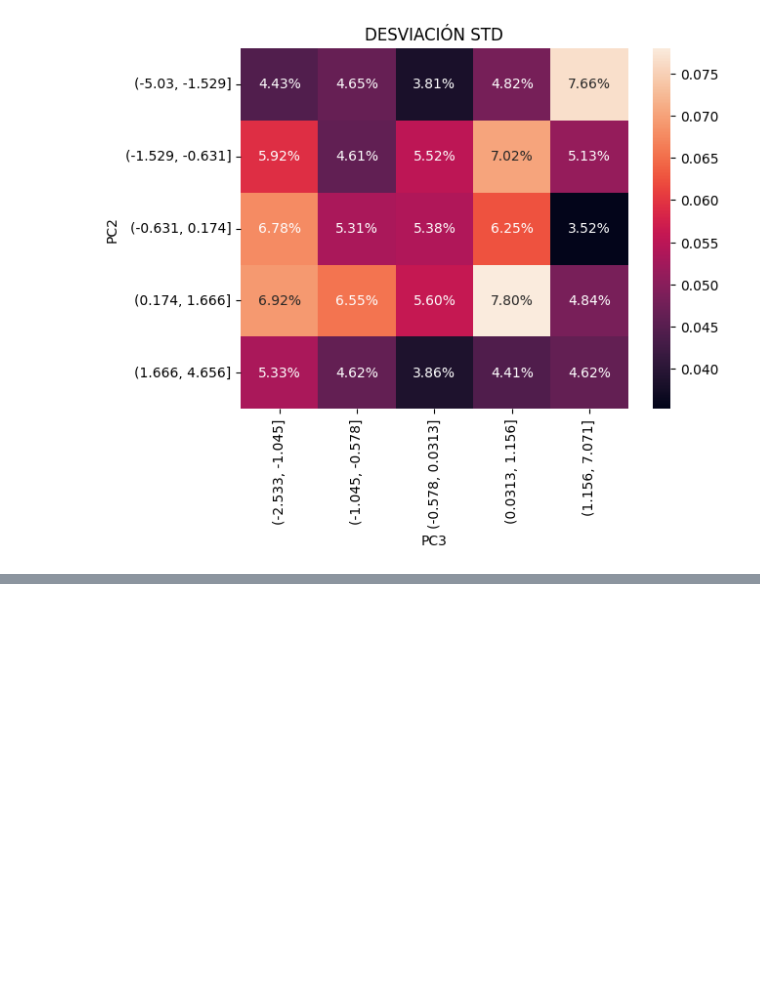
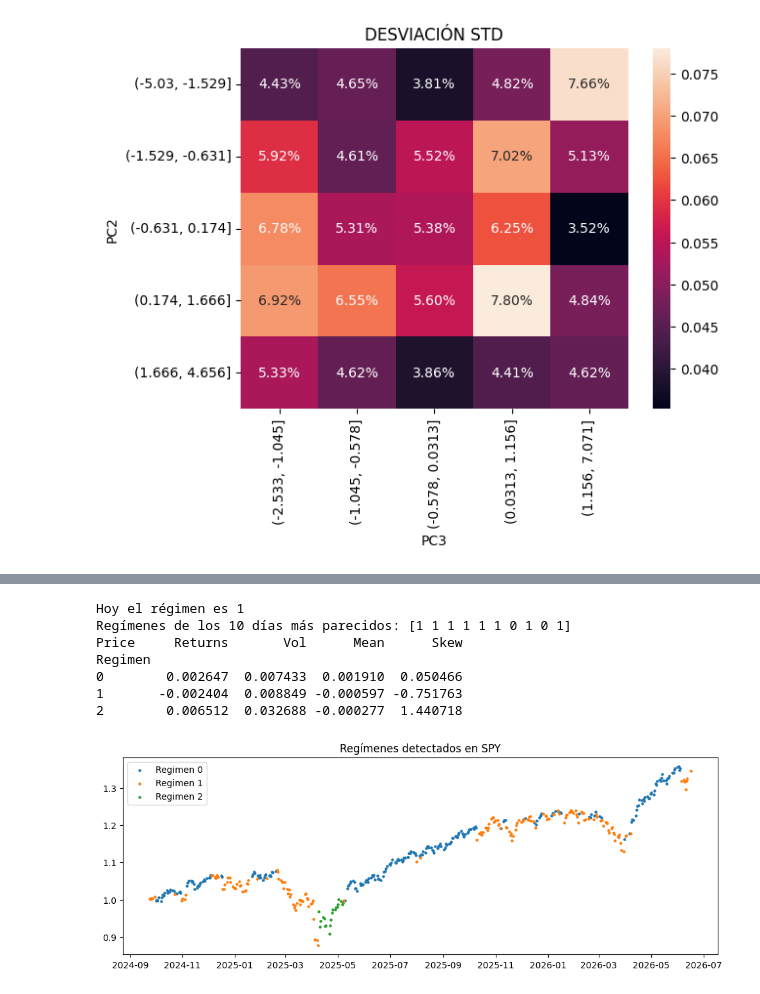
Before and after one commit to Saul-Ochoa/financial-time-series-lab, a Jupyter notebook: 1. Series temporales básicas/PCA.ipynb, the cells around one changed output, grey strips where cells are left out. Drawn from its saved outputs; the diff is of its cells as text; code cells hidden in the pictures; blank space fills up the shorter version.

```diff
--- a/1. Series temporales básicas/PCA.ipynb
+++ b/1. Series temporales básicas/PCA.ipynb
@@ -401,0 +615,59 @@ plt.show()
+# %%
+import pandas as pd
+import numpy as np
+from sklearn.preprocessing import StandardScaler
+from sklearn.cluster import KMeans
+from sklearn.neighbors import NearestNeighbors
+import matplotlib.pyplot as plt
+
+# Asumo df: index=fecha, columna 'Returns'
+df = df.dropna(subset=['Returns']).copy()
+
+# 1. Crea features por día: qué describe el "régimen" de ese día
+window = 20
+df['Vol'] = df['Returns'].rolling(window).std() # Volatilidad
+df['Mean'] = df['Returns'].rolling(window).mean() # Drift
+df['Skew'] = df['Returns'].rolling(window).skew() # Asimetría
+df = df.dropna()
+
+# 2. Matriz X: cada fila = 1 día, columnas = features del régimen
+features = ['Returns', 'Vol', 'Mean', 'Skew']
+X = df[features].values
+X_scaled = StandardScaler().fit_transform(X)
+
+# 3. KMeans para crear los regímenes: ej. 3 grupos
+n_regimenes = 3
+kmeans = KMeans(n_clusters=n_regimenes, n_init=10, random_state=42)
+df['Regimen'] = kmeans.fit_predict(X_scaled)
+
+# 4. Ahora sí usas KNN: para etiquetar días nuevos rápido
+knn = NearestNeighbors(n_neighbors=10)
+knn.fit(X_scaled, df['Regimen'].values) # le pasamos las etiquetas
+
+# Ejemplo: clasifico el último día viendo sus 10 vecinos
+dist, idx = knn.kneighbors(X_scaled[-1].reshape(1, -1))
+vecinos_regimen = df['Regimen'].iloc[idx[0]]
+regimen_hoy = vecinos_regimen.mode()[0] # voto mayoritario
+
+print(f"Hoy el régimen es {regimen_hoy}")
+print(f"Regímenes de los 10 días más parecidos: {vecinos_regimen.values}")
+
+# 5. Visualiza para entender qué capturó cada régimen
+print(df.groupby('Regimen')[features].mean())
+df['Close'] = (1 + df['Returns']).cumprod() # precio simulado
+plt.figure(figsize=(12,4))
+for r in range(n_regimenes):
+    mask = df['Regimen'] == r
+    plt.scatter(df.index[mask], df['Close'][mask], s=5, label=f'Regimen {r}')
+plt.legend()
+plt.title('Regímenes detectados en SPY')
+plt.show()
+# %% [output]
+Hoy el régimen es 1
+Regímenes de los 10 días más parecidos: [1 1 1 1 1 1 0 1 0 1]
+Price     Returns       Vol      Mean      Skew
+Regimen
+0        0.002647  0.007433  0.001910  0.050466
+1       -0.002404  0.008849 -0.000597 -0.751763
+2        0.006512  0.032688 -0.000277  1.440718
+[figure, added]
```
Also changed, not shown: parts of 28 cells of this notebook.
